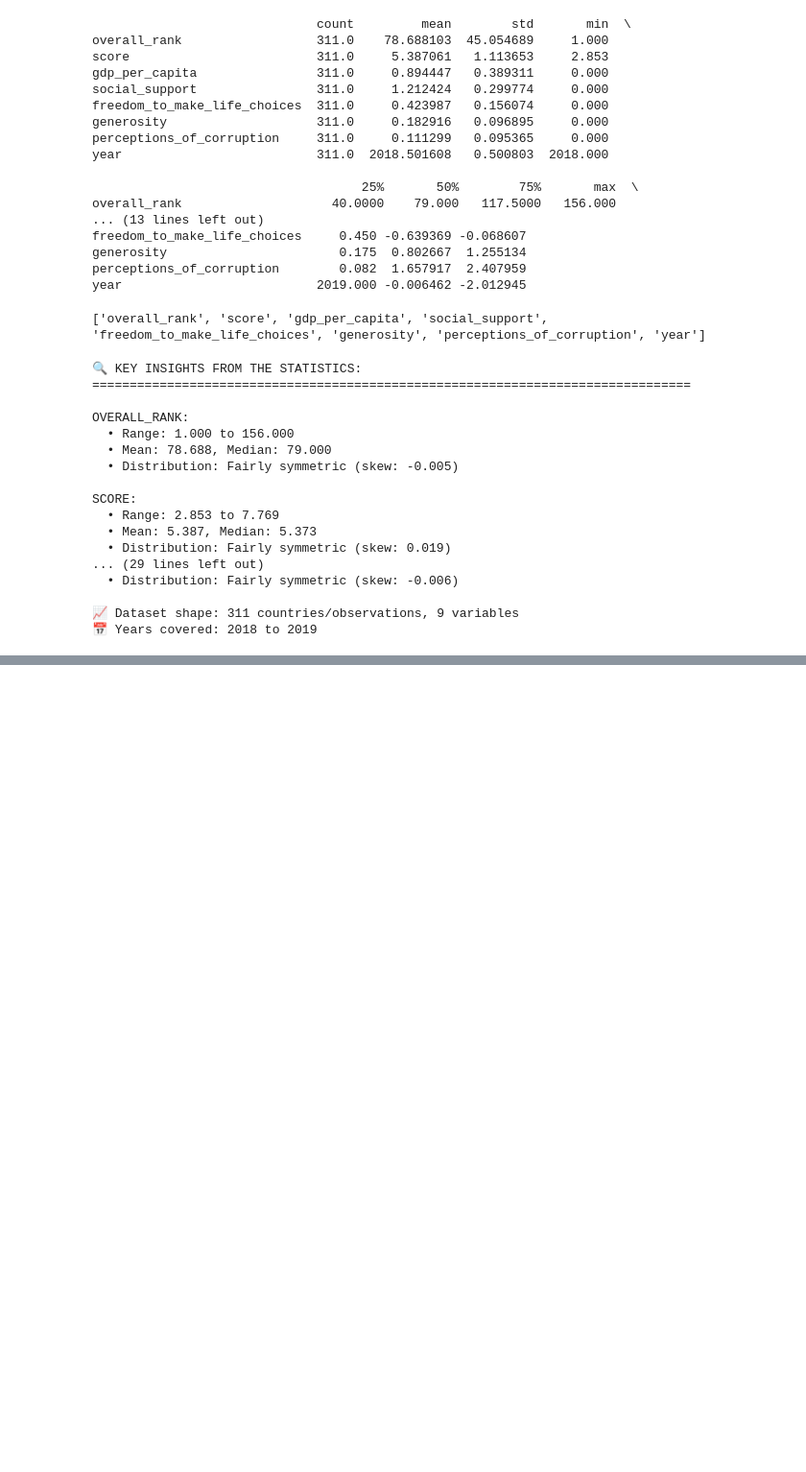
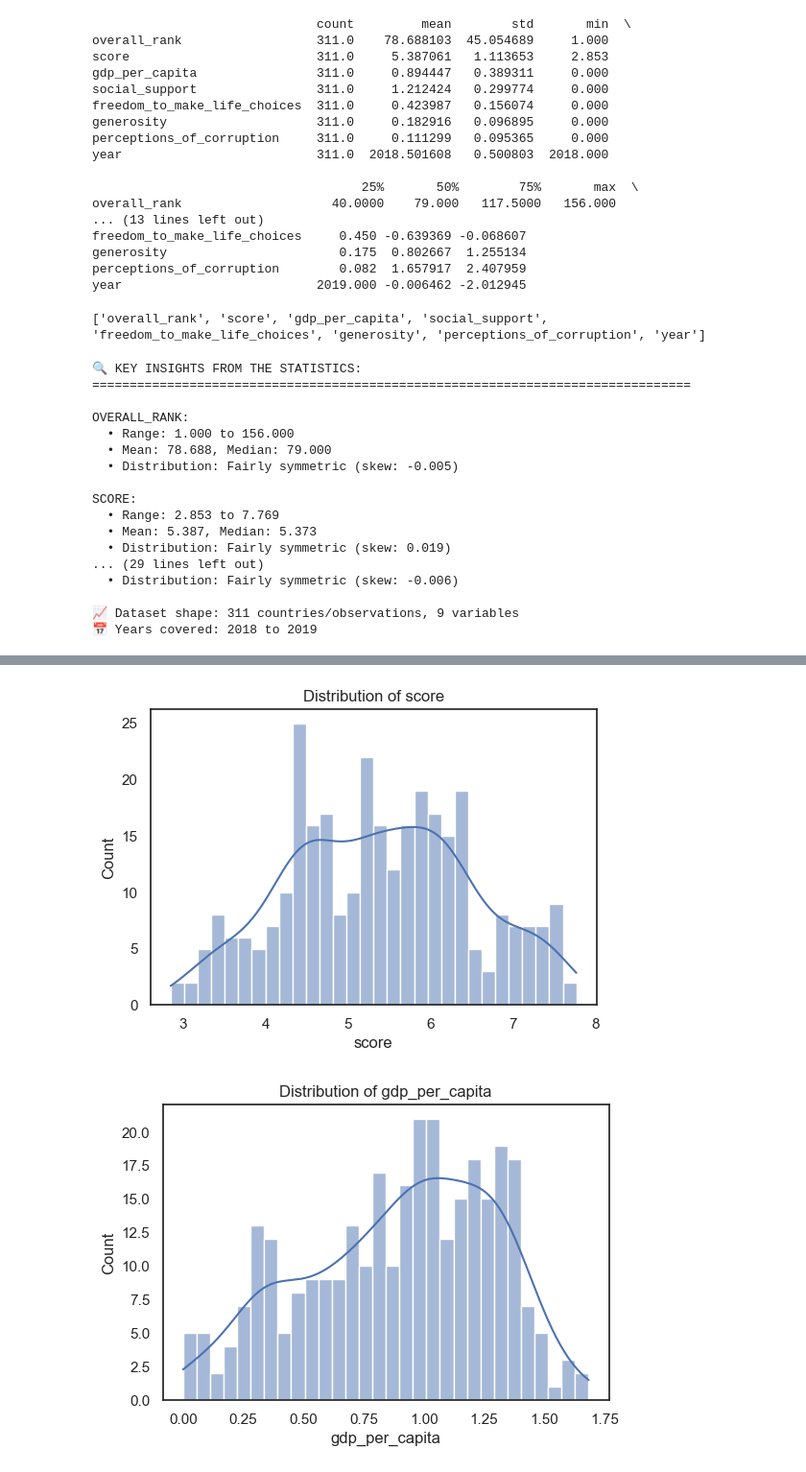
Before and after one commit to Tsuna-mi/happiness-eda-project, a Jupyter notebook: notebooks/happiness_eda.ipynb, the cells around one changed output, grey strips where cells are left out. Shown at 96% size. Saved outputs shown, nothing was run; the diff lists cells and outputs as text; code cells hidden in the pictures; blank space fills up the shorter version.

```diff
--- a/notebooks/happiness_eda.ipynb
+++ b/notebooks/happiness_eda.ipynb
@@ -556,7 +550,12 @@ generosity                       0.175  0.802667  1.255134
 perceptions_of_corruption        0.082  1.657917  2.407959
 year                          2019.000 -0.006462 -2.012945
 # %%
+for col in numeric_cols:
+    if col in df_cleaned.columns:
+        df_cleaned[col] = pd.to_numeric(df_cleaned[col], errors='coerce')
+
 numeric_cols = df_cleaned.select_dtypes(include=['number']).columns.tolist()
+
 print(numeric_cols)
 # %% [output]
 ['overall_rank', 'score', 'gdp_per_capita', 'social_support', 'freedom_to_make_life_choices', 'generosity', 'perceptions_of_corruption', 'year']
@@ -604,0 +734,13 @@ SCORE:
+# %%
+for col in analysis_cols:
+
+    plt.figure(figsize=(6,4))
+    sns.histplot(df_cleaned[col], kde=True, bins=30)
+    plt.title(f"Distribution of {col}")
+
+    # Save the plot
+    plt.savefig(f'../visualizations/univariate_plots/dist_{col}.png', dpi=300, bbox_inches='tight')
+    plt.show()
+# %% [output]
+[figure, added]
+[figure, added]
```
Also changed, not shown: parts of 46 cells of this notebook.
